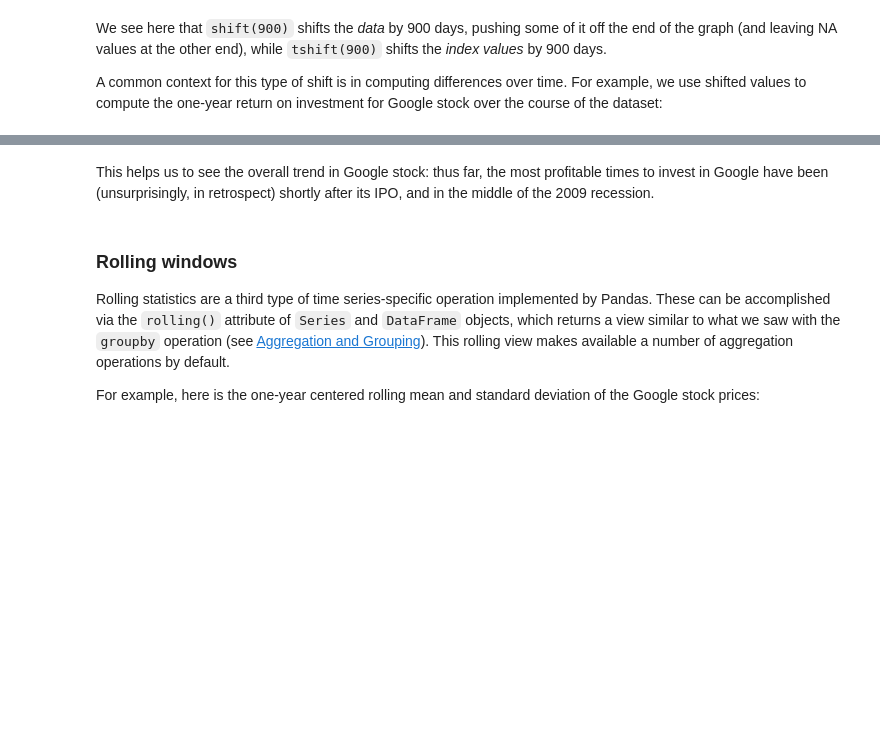
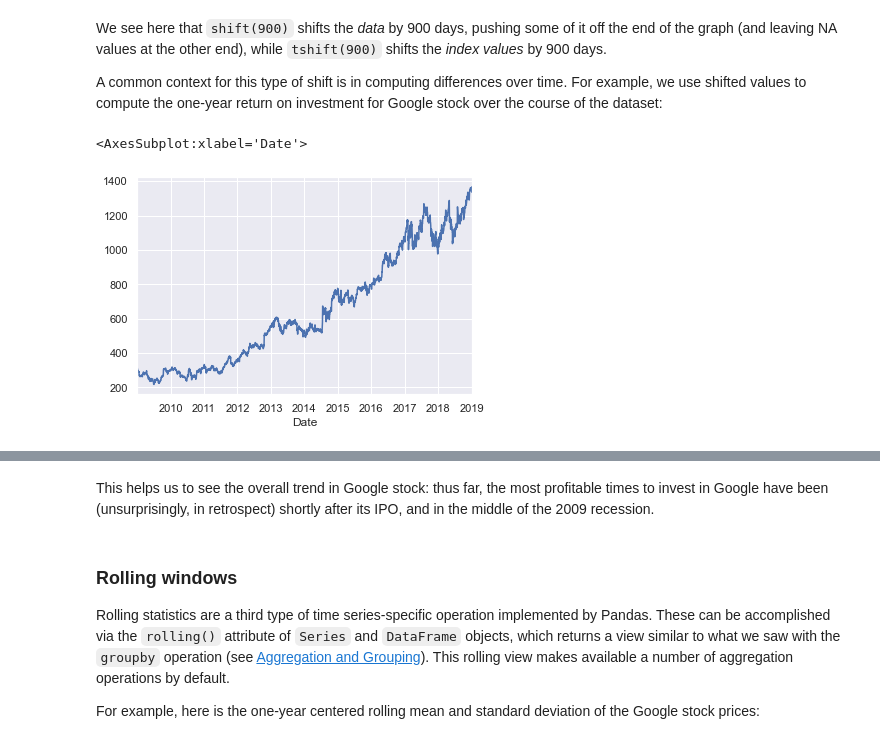
Before and after one commit to marcusRB/thebridgedsftene21, a Jupyter notebook: 2-Data Analysis/5-Feature Engineering/2-Time Series/1 - Working-with-Time-Series.ipynb, the cells around one changed output, grey strips where cells are left out. Cells and saved outputs as stored; diff of their text form; code cells hidden in the pictures; blank space fills up the shorter version.

```diff
--- a/2-Data Analysis/5-Feature Engineering/2-Time Series/1 - Working-with-Time-Series.ipynb
+++ b/2-Data Analysis/5-Feature Engineering/2-Time Series/1 - Working-with-Time-Series.ipynb
@@ -312,4 +513,9 @@ ax[2].axvline(local_max + offset, alpha=0.3, color='red');
 We see here that ``shift(900)`` shifts the *data* by 900 days, pushing some of it off the end of the graph (and leaving NA values at the other end), while ``tshift(900)`` shifts the *index values* by 900 days.
 
 A common context for this type of shift is in computing differences over time. For example, we use shifted values to compute the one-year return on investment for Google stock over the course of the dataset:
+# %%
+goog.tshift(-365).plot()
+# %% [output]
+<AxesSubplot:xlabel='Date'>
+[figure, added]
 # %%
```
Also changed, not shown: parts of 33 cells of this notebook, 8 other files.
